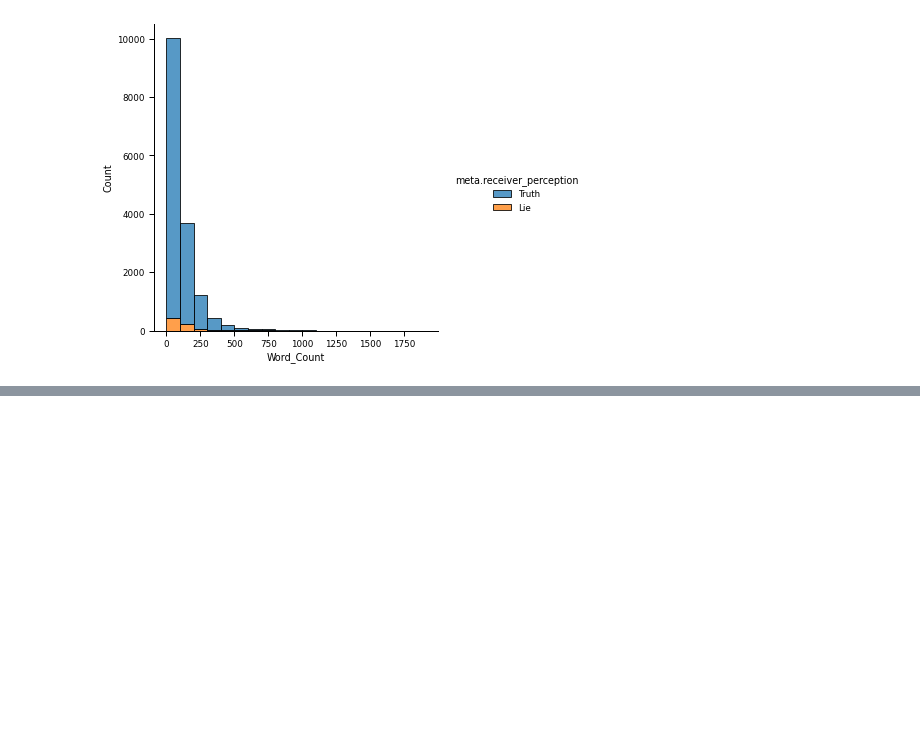
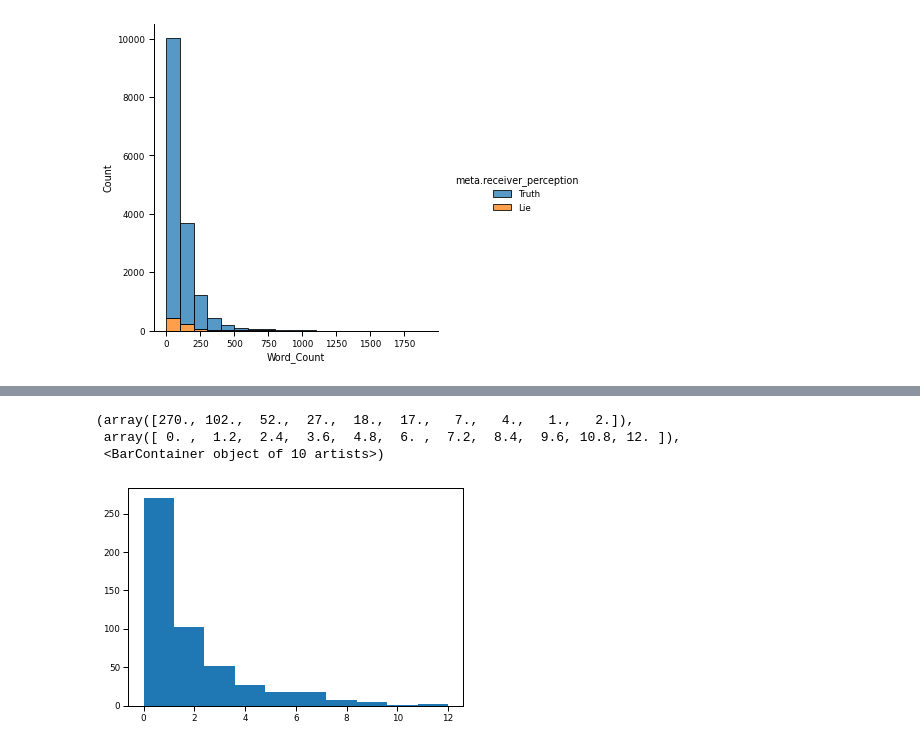
Before and after one commit to sinhasagar507/Comprehensive-Project-SEM8, a Jupyter notebook: src/visualization/deception_EDA.ipynb, the cells around one changed output, grey strips where cells are left out. Saved outputs shown, nothing was run; the diff lists cells and outputs as text; code cells hidden in the pictures; blank space fills up the shorter version.

```diff
--- a/src/visualization/deception_EDA.ipynb
+++ b/src/visualization/deception_EDA.ipynb
@@ -325,0 +488,14 @@ plt.show()
+# %%
+import random
+
+samp1 = random.sample(self_by_id.keys(), k=500)
+samp2 = random.sample(self_by_id_auth.keys(), k=500)
+sample_deceive_dict = {key: self_by_id[key] for key in samp1}
+sample_truth_dict = {key: self_by_id_auth[key] for key in samp2}
+# %%
+plt.hist(sample_deceive_dict.values())
+# %% [output]
+(array([270., 102.,  52.,  27.,  18.,  17.,   7.,   4.,   1.,   2.]),
+ array([ 0. ,  1.2,  2.4,  3.6,  4.8,  6. ,  7.2,  8.4,  9.6, 10.8, 12. ]),
+ <BarContainer object of 10 artists>)
+[figure, added]
```
Also changed, not shown: parts of 18 cells of this notebook, 3 other files.
